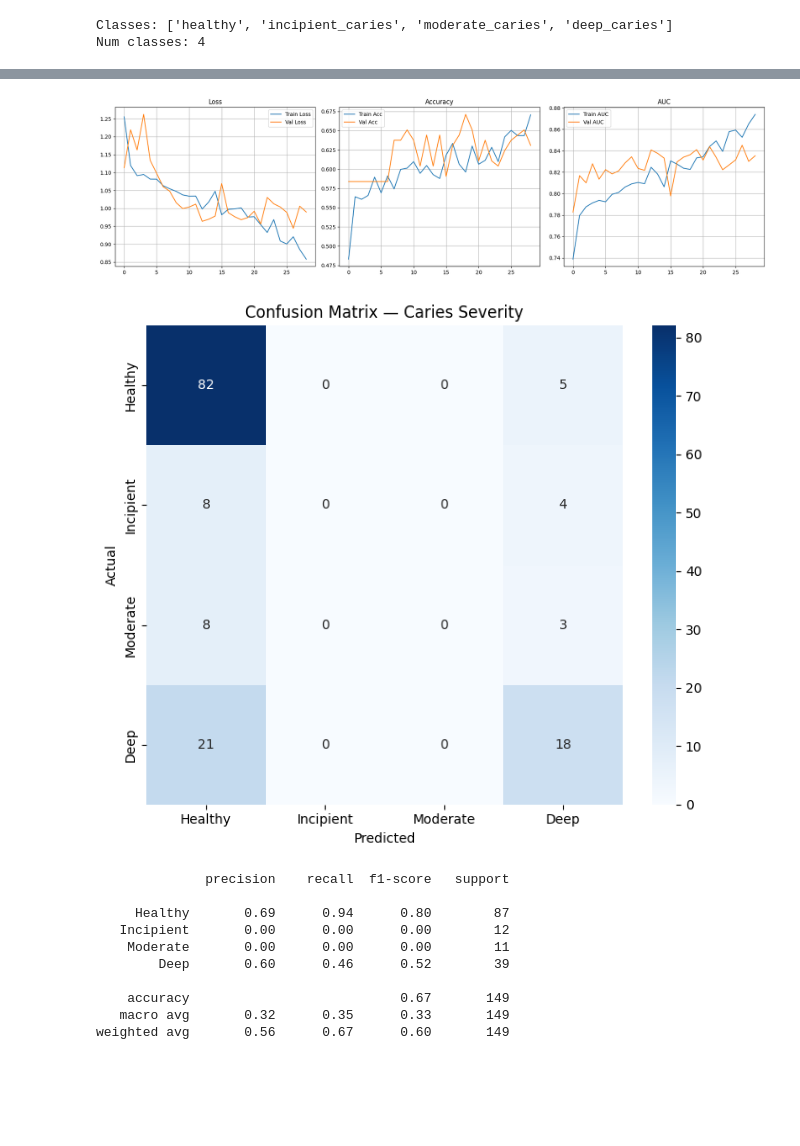
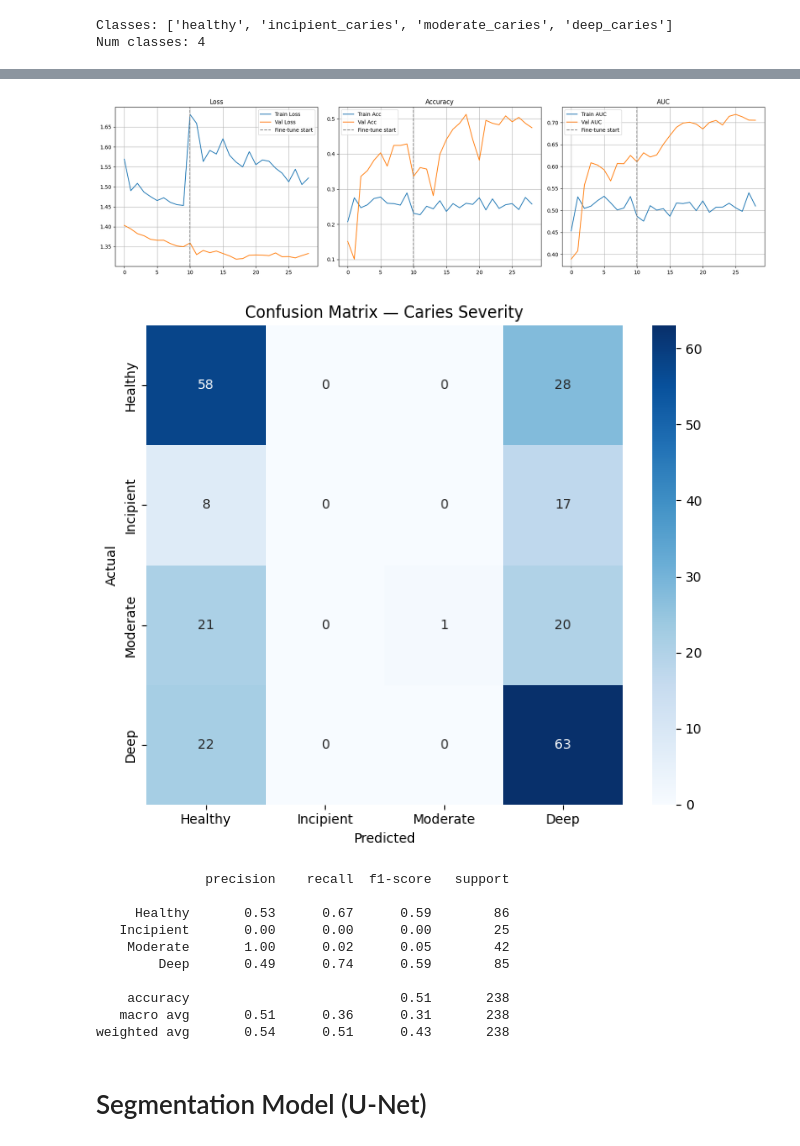
Before and after one commit to hanzii00/Cariex-Models, a Jupyter notebook: main.ipynb, the cells around one changed output, grey strips where cells are left out. Saved outputs shown, nothing was run; the diff lists cells and outputs as text; code cells hidden in the pictures; blank space fills up the shorter version.

Commit message:
update: new model

```diff
--- a/main.ipynb
+++ b/main.ipynb
@@ -55,14 +55,13 @@ TF version: 2.18.0
 Keras version: 3.14.0
 GPUs: []
 # %%
-DATASET_ROOT_PATH = r'C:\Users\bacus\Documents\Cariex Dataset'
+DATASET_ROOT_PATH = r'C:\Users\bacus\Documents\Cariex Dataset - Hanz'
 IMG_SIZE   = 256
 BATCH_SIZE = 8
 EPOCHS     = 30
 MODEL_NAME = 'cariex_classifier'
 
 CARIES_CLASSES = ['healthy', 'incipient_caries', 'moderate_caries', 'deep_caries']
-JAWS        = ['Lower', 'Upper']
 NUM_CLASSES = len(CARIES_CLASSES)
 
 print(f"Classes: {CARIES_CLASSES}")
@@ -84,21 +83,20 @@ def scan_dataset(root):
     root = Path(root)
     paths, labels = [], []
 
-    for jaw in JAWS:
-        for caries_idx, caries_name in enumerate(CARIES_CLASSES):
-            folder = root / jaw / caries_name
-            if not folder.exists():
-                print(f"Warning: not found — {folder}")
-                continue
-            for img_path in folder.iterdir():
-                if img_path.suffix.lower() in ['.jpg', '.jpeg', '.png', '.bmp']:
-                    paths.append(str(img_path))
-                    labels.append(caries_idx)
+    for caries_idx, caries_name in enumerate(CARIES_CLASSES):
+        folder = root / caries_name
+        if not folder.exists():
+            print(f"Warning: not found — {folder}")
+            continue
+        for img_path in folder.iterdir():
+            if img_path.suffix.lower() in ['.jpg', '.jpeg', '.png', '.bmp']:
+                paths.append(str(img_path))
+                labels.append(caries_idx)
 
     print(f"\nTotal images: {len(paths)}")
     for i, name in enumerate(CARIES_CLASSES):
         print(f"  Class {i} ({name}): {labels.count(i)} images")
     return paths, labels
 
-all_paths, all_labels = scan_dataset(DATASET_ROOT_PATH)
+all_paths, all_labels = scan_dataset(DATASET_ROOT_PATH )
 # %% [output]
@@ -283,22 +315,28 @@ Loss: 0.9682 | Accuracy: 0.6711 | AUC: 0.8363
 # %%
 fig, axes = plt.subplots(1, 3, figsize=(18, 5))
 
-axes[0].plot(history.history['loss'],     label='Train Loss')
-axes[0].plot(history.history['val_loss'], label='Val Loss')
+def combine(h1, h2, key):
+    return h1.history[key] + h2.history[key]
+
+axes[0].plot(combine(history1, history2, 'loss'),     label='Train Loss')
+axes[0].plot(combine(history1, history2, 'val_loss'), label='Val Loss')
+axes[0].axvline(len(history1.history['loss']), color='gray', linestyle='--', label='Fine-tune start')
 axes[0].set_title('Loss'); axes[0].legend(); axes[0].grid(True)
 
-axes[1].plot(history.history['accuracy'],     label='Train Acc')
-axes[1].plot(history.history['val_accuracy'], label='Val Acc')
+axes[1].plot(combine(history1, history2, 'accuracy'),     label='Train Acc')
+axes[1].plot(combine(history1, history2, 'val_accuracy'), label='Val Acc')
+axes[1].axvline(len(history1.history['loss']), color='gray', linestyle='--', label='Fine-tune start')
 axes[1].set_title('Accuracy'); axes[1].legend(); axes[1].grid(True)
 
-axes[2].plot(history.history['auc'],     label='Train AUC')
-axes[2].plot(history.history['val_auc'], label='Val AUC')
+axes[2].plot(combine(history1, history2, 'auc'),     label='Train AUC')
+axes[2].plot(combine(history1, history2, 'val_auc'), label='Val AUC')
+axes[2].axvline(len(history1.history['loss']), color='gray', linestyle='--', label='Fine-tune start')
 axes[2].set_title('AUC'); axes[2].legend(); axes[2].grid(True)
 
 plt.tight_layout()
 plt.show()
 # %% [output]
-[figure, old version]
+[figure, new version]
 # %%
 import seaborn as sns
 from sklearn.metrics import confusion_matrix, classification_report
@@ -321,14 +359,16 @@ plt.tight_layout(); plt.show()
 print(classification_report(y_true, y_pred,
       target_names=['Healthy', 'Incipient', 'Moderate', 'Deep']))
 # %% [output]
-[figure, old version]
+[figure, new version]
               precision    recall  f1-score   support
 
-     Healthy       0.69      0.94      0.80        87
-   Incipient       0.00      0.00      0.00        12
-    Moderate       0.00      0.00      0.00        11
-        Deep       0.60      0.46      0.52        39
+     Healthy       0.53      0.67      0.59        86
+   Incipient       0.00      0.00      0.00        25
+    Moderate       1.00      0.02      0.05        42
+        Deep       0.49      0.74      0.59        85
 
-    accuracy                           0.67       149
-   macro avg       0.32      0.35      0.33       149
-weighted avg       0.56      0.67      0.60       149
+    accuracy                           0.51       238
+   macro avg       0.51      0.36      0.31       238
+weighted avg       0.54      0.51      0.43       238
+# %% [markdown]
+# Segmentation Model (U-Net)
```
Also changed, not shown: parts of 12 cells of this notebook, 1 other file.
